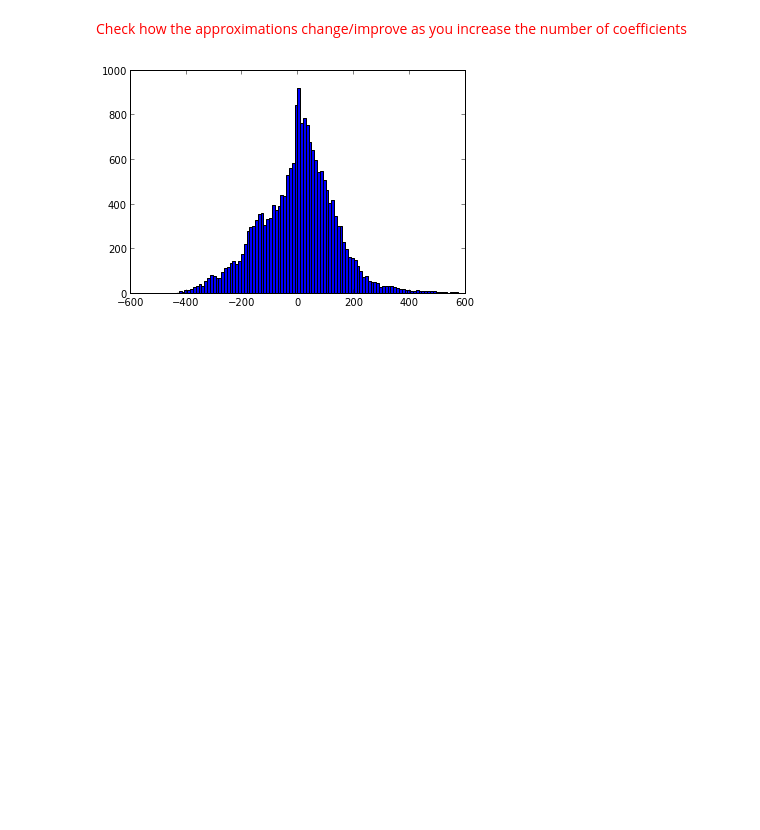
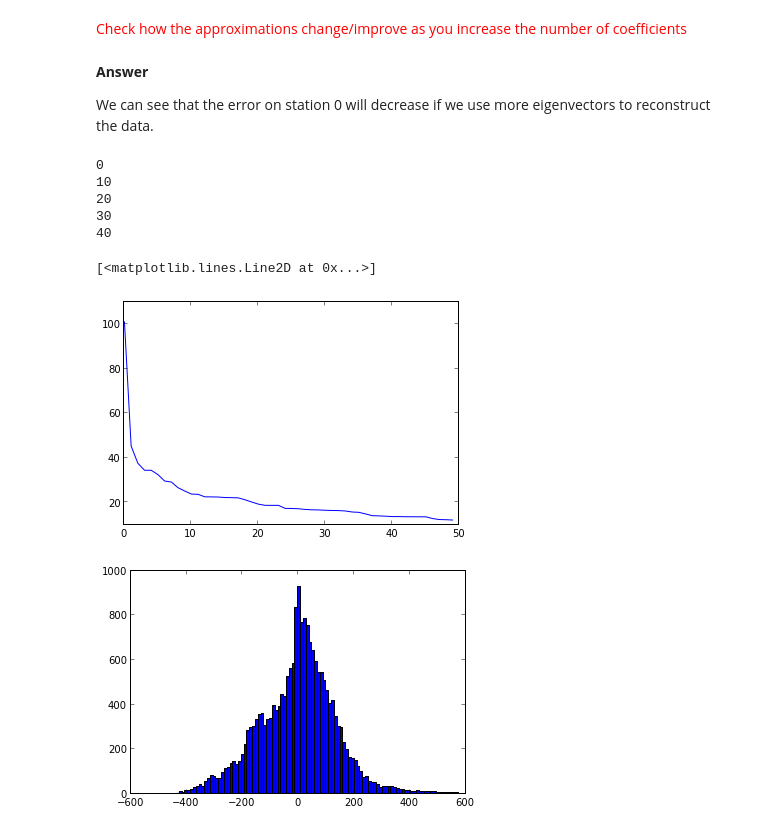
Before and after one commit to jwenth47/UCSD_BigData, a Jupyter notebook: notebooks/weather/Weather Analysis.ipynb, the cells around one changed output. Saved outputs shown, nothing was run; the diff lists cells and outputs as text; code cells hidden in the pictures; blank space fills up the shorter version.

```diff
--- a/notebooks/weather/Weather Analysis.ipynb
+++ b/notebooks/weather/Weather Analysis.ipynb
@@ -567,6 +596,31 @@ plot_reconstructions(range(50,100),rows=7,columns=3)
 [figure]
 # %% [markdown]
 <span style="color:red"> Check how the approximations change/improve as you increase the number of coefficients</span>
+# %% [markdown]
+**Answer**
+
+We can see that the error on station 0 will decrease if we use more eigenvectors to reconstruct the data.
+# %%
+Eigall=np.matrix(U[:,:50])
+tterr=[]
+tempmat=np.matrix(Djoined.ix[0,1:365])
+for i in range(50):
+    if i%10==0:
+        print i
+    tempProd=matrix*Eigall[:,:i];
+    tempRecon=Eigall[:,:i]*tempProd.transpose()+Mean[:,np.newaxis]
+    temperr=[]
+    a=mean((np.array(tempRecon[:,0]).transpose()-np.array(tempmat))**2)
+    tterr.append(a)
+plot(tterr)
+# %% [output]
+0
+10
+20
+30
+40
+[<matplotlib.lines.Line2D at 0x...>]
+[figure, added]
 # %%
 hist(Djoined.ix[:,'V0'],bins=100);
 # %% [output]
```
Also changed, not shown: parts of 16 cells of this notebook, 1 other file.
